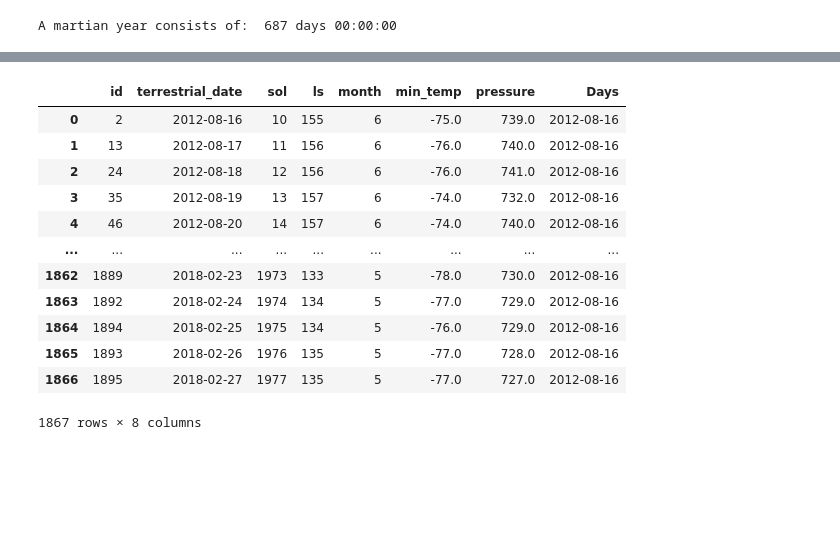
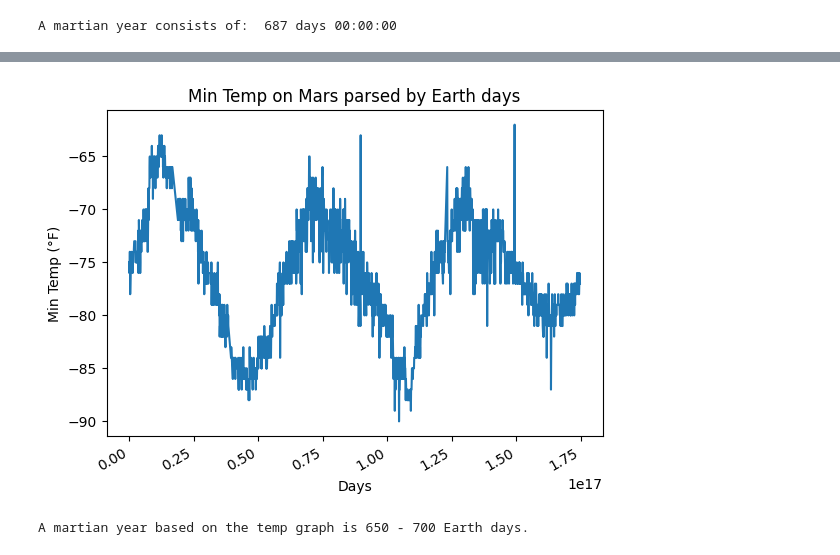
Before and after one commit to thorblock/Mod_11_Scrape, a Jupyter notebook: mars_temp_scrape.ipynb, the cells around one changed output, grey strips where cells are left out. Saved outputs shown, nothing was run; the diff lists cells and outputs as text; code cells hidden in the pictures; blank space fills up the shorter version.

```diff
--- a/mars_temp_scrape.ipynb
+++ b/mars_temp_scrape.ipynb
@@ -221,16 +210,19 @@ plt.show()
-# %%
-mars_scrape_df['Days'] = mars_scrape
-# %% [output]
-|  | id | terrestrial_date | sol | ls | month | min_temp | pressure | Days |
-| 0 | 2 | 2012-08-16 | 10 | 155 | 6 | -75.0 | 739.0 | 2012-08-16 |
-| 1 | 13 | 2012-08-17 | 11 | 156 | 6 | -76.0 | 740.0 | 2012-08-16 |
-| 2 | 24 | 2012-08-18 | 12 | 156 | 6 | -76.0 | 741.0 | 2012-08-16 |
-| 3 | 35 | 2012-08-19 | 13 | 157 | 6 | -74.0 | 732.0 | 2012-08-16 |
-| 4 | 46 | 2012-08-20 | 14 | 157 | 6 | -74.0 | 740.0 | 2012-08-16 |
-| ... | ... | ... | ... | ... | ... | ... | ... | ... |
-| 1862 | 1889 | 2018-02-23 | 1973 | 133 | 5 | -78.0 | 730.0 | 2012-08-16 |
-| 1863 | 1892 | 2018-02-24 | 1974 | 134 | 5 | -77.0 | 729.0 | 2012-08-16 |
-| 1864 | 1894 | 2018-02-25 | 1975 | 134 | 5 | -76.0 | 729.0 | 2012-08-16 |
-| 1865 | 1893 | 2018-02-26 | 1976 | 135 | 5 | -77.0 | 728.0 | 2012-08-16 |
-| 1866 | 1895 | 2018-02-27 | 1977 | 135 | 5 | -77.0 | 727.0 | 2012-08-16 |
-1867 rows × 8 columns
+# %%
+
+# visualize difference using min_temp to estimate instead?
+# need to hash terrestrial dates as days, can't use a counter, some dates are missing
+# the 2012-11-21 to 2012-11-23 skip shows a 2 day difference, so I think this works
+mars_scrape_df['Days'] = (mars_scrape_df['terrestrial_date'] - mars_scrape_df['terrestrial_date'].min())
+mars_scrape_df['Days'] = mars_scrape_df['Days'].astype('int64')
+plt.plot(mars_scrape_df['Days'], mars_scrape_df['min_temp'])
+plt.title("Min Temp on Mars parsed by Earth days")
+plt.xlabel("Days")
+# why the frick frack are the xticks so wonky
+plt.xticks()
+plt.ylabel("Min Temp (°F)")
+plt.gcf().autofmt_xdate()
+plt.show()
+print("A martian year based on the temp graph is 650 - 700 Earth days.")
+# %% [output]
+[figure, added]
+A martian year based on the temp graph is 650 - 700 Earth days.
```
Also changed, not shown: parts of 5 cells of this notebook.
